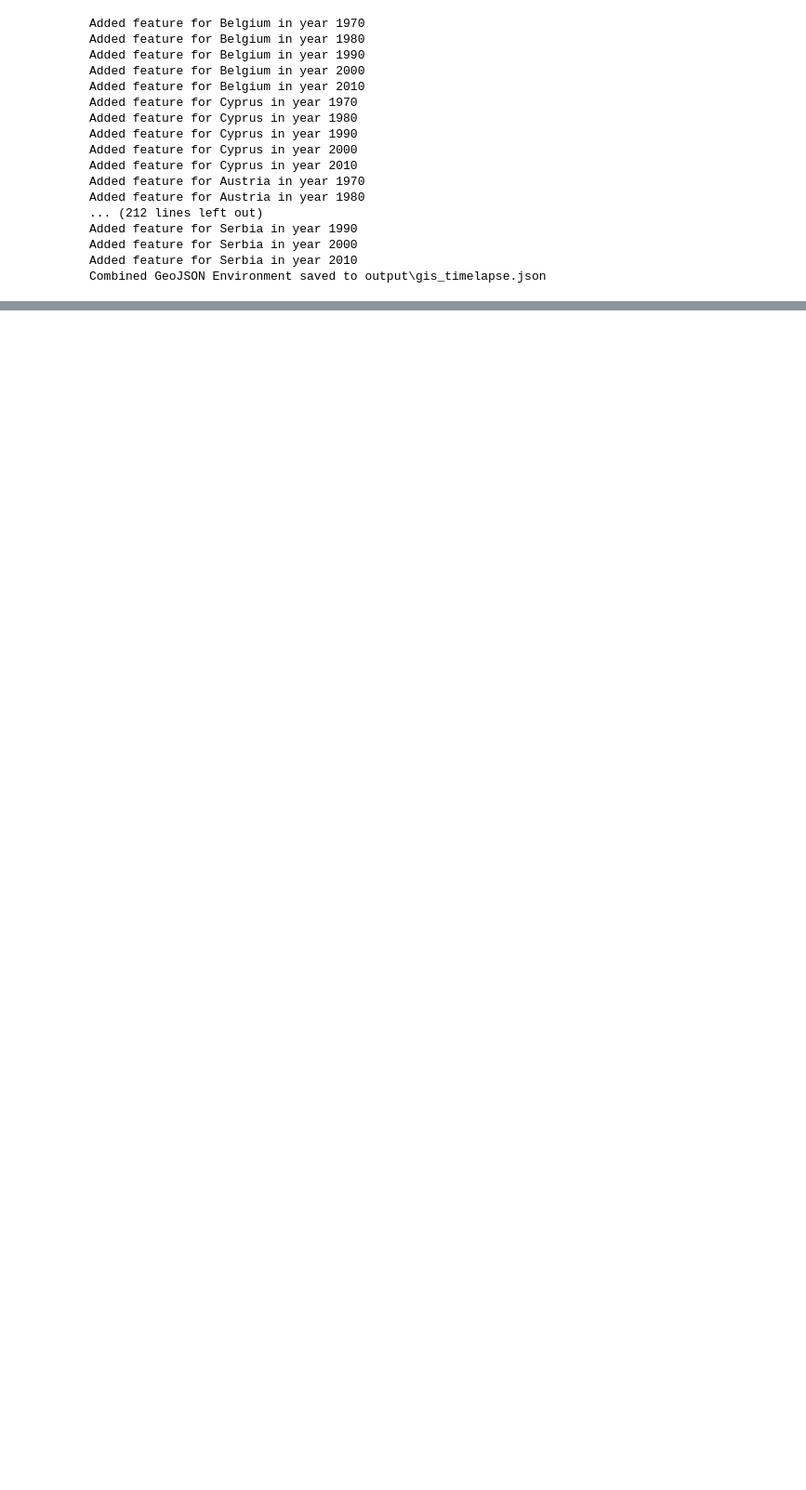
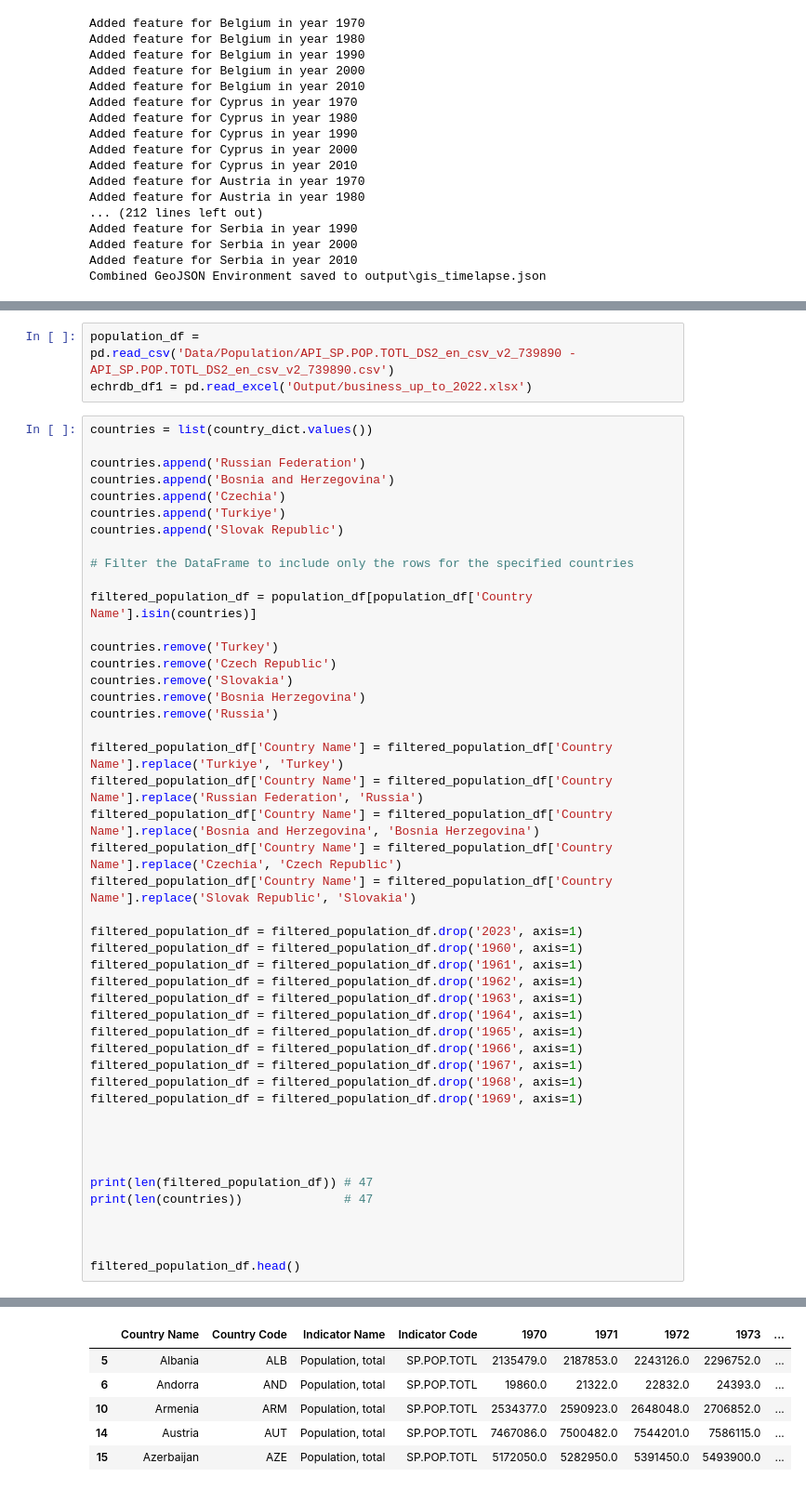
Before and after one commit to lesther-dumos/HDSSI2024_ECHR_DB, a Jupyter notebook: gis3.ipynb, the cells around one changed output, grey strips where cells are left out. Shown at 93% size. Drawn from its saved outputs; the diff is of its cells as text; blank space fills up the shorter version.

Commit message:
Updated population data

```diff
--- a/gis3.ipynb
+++ b/gis3.ipynb
@@ -285,0 +288,50 @@ Combined GeoJSON Environment saved to output\gis_timelapse.json
+# %%
+population_df = pd.read_csv('Data/Population/API_SP.POP.TOTL_DS2_en_csv_v2_739890 - API_SP.POP.TOTL_DS2_en_csv_v2_739890.csv')
+echrdb_df1 = pd.read_excel('Output/business_up_to_2022.xlsx')
+# %%
+countries = list(country_dict.values())
+
+countries.append('Russian Federation')
+countries.append('Bosnia and Herzegovina')
+countries.append('Czechia')
+countries.append('Turkiye')
+countries.append('Slovak Republic')
+
+# Filter the DataFrame to include only the rows for the specified countries
+
+filtered_population_df = population_df[population_df['Country Name'].isin(countries)]
+
+countries.remove('Turkey')
+countries.remove('Czech Republic')
+countries.remove('Slovakia')
+countries.remove('Bosnia Herzegovina')
+countries.remove('Russia')
+
+filtered_population_df['Country Name'] = filtered_population_df['Country Name'].replace('Turkiye', 'Turkey')
+filtered_population_df['Country Name'] = filtered_population_df['Country Name'].replace('Russian Federation', 'Russia')
+filtered_population_df['Country Name'] = filtered_population_df['Country Name'].replace('Bosnia and Herzegovina', 'Bosnia Herzegovina')
+filtered_population_df['Country Name'] = filtered_population_df['Country Name'].replace('Czechia', 'Czech Republic')
+filtered_population_df['Country Name'] = filtered_population_df['Country Name'].replace('Slovak Republic', 'Slovakia')
+
+filtered_population_df = filtered_population_df.drop('2023', axis=1)
+filtered_population_df = filtered_population_df.drop('1960', axis=1)
+filtered_population_df = filtered_population_df.drop('1961', axis=1)
+filtered_population_df = filtered_population_df.drop('1962', axis=1)
+filtered_population_df = filtered_population_df.drop('1963', axis=1)
+filtered_population_df = filtered_population_df.drop('1964', axis=1)
+filtered_population_df = filtered_population_df.drop('1965', axis=1)
+filtered_population_df = filtered_population_df.drop('1966', axis=1)
+filtered_population_df = filtered_population_df.drop('1967', axis=1)
+filtered_population_df = filtered_population_df.drop('1968', axis=1)
+filtered_population_df = filtered_population_df.drop('1969', axis=1)
+
+
+
+
+print(len(filtered_population_df)) # 47
+print(len(countries))              # 47
+
+
+
+filtered_population_df.head()
+# %% [output]
@@ -285,0 +357,6 @@ Combined GeoJSON Environment saved to output\gis_timelapse.json
+|  | Country Name | Country Code | Indicator Name | Indicator Code | 1970 | 1971 | 1972 | 1973 | ... |
+| 5 | Albania | ALB | Population, total | SP.POP.TOTL | 2135479.0 | 2187853.0 | 2243126.0 | 2296752.0 | ... |
+| 6 | Andorra | AND | Population, total | SP.POP.TOTL | 19860.0 | 21322.0 | 22832.0 | 24393.0 | ... |
+| 10 | Armenia | ARM | Population, total | SP.POP.TOTL | 2534377.0 | 2590923.0 | 2648048.0 | 2706852.0 | ... |
+| 14 | Austria | AUT | Population, total | SP.POP.TOTL | 7467086.0 | 7500482.0 | 7544201.0 | 7586115.0 | ... |
+| 15 | Azerbaijan | AZE | Population, total | SP.POP.TOTL | 5172050.0 | 5282950.0 | 5391450.0 | 5493900.0 | ... |
```
Also changed, not shown: parts of 6 cells of this notebook, 3 other files.
